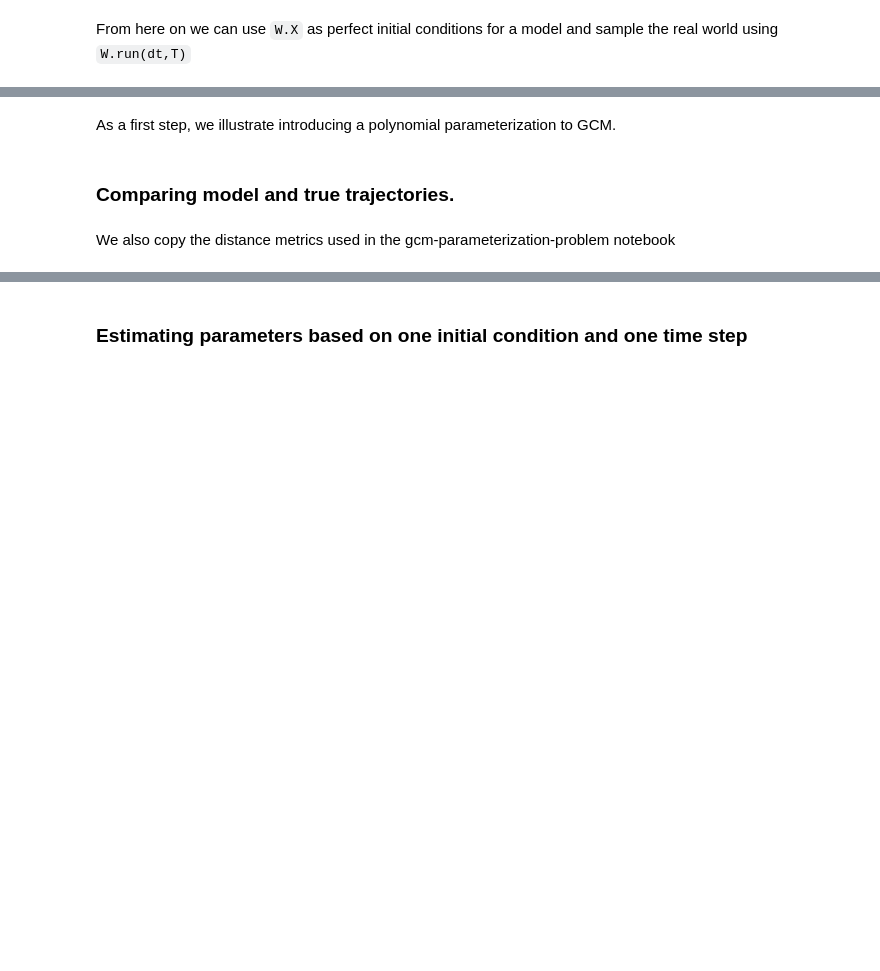
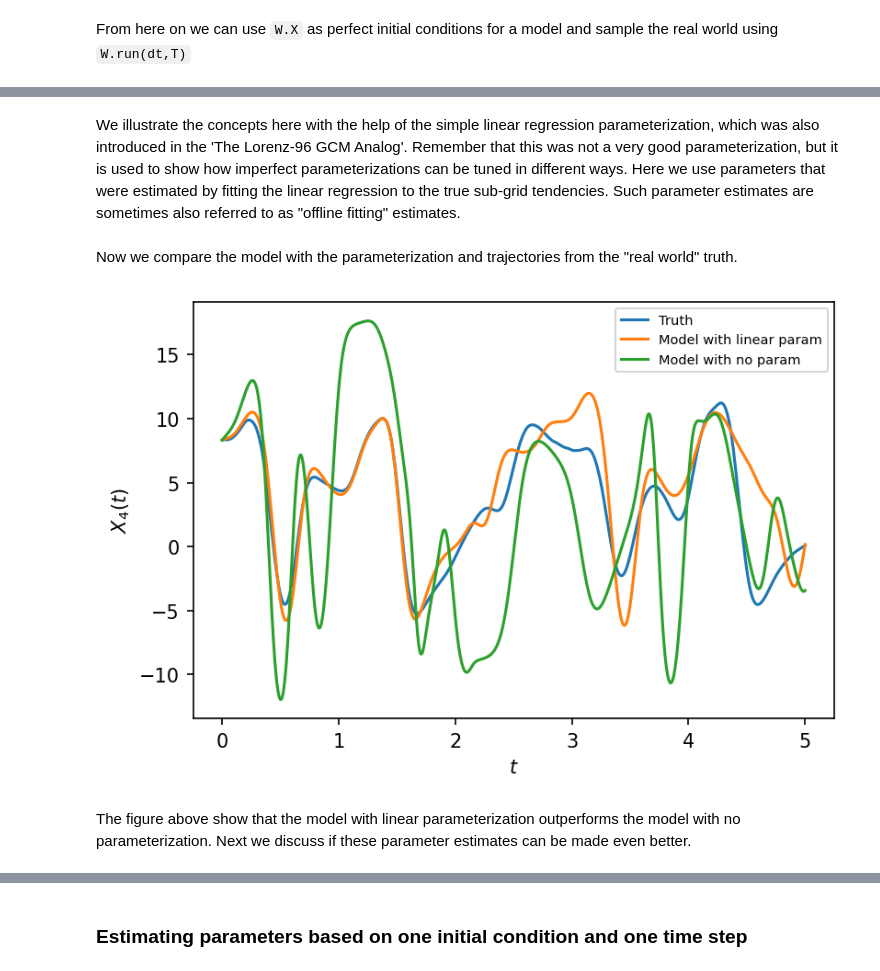
Before and after one commit to m2lines/L96_demo, a Jupyter notebook: notebooks/estimating-gcm-parameters.ipynb, the cells around one changed output, grey strips where cells are left out. Cells and saved outputs as stored; diff of their text form; code cells hidden in the pictures; blank space fills up the shorter version.

Commit message:
fixed first part for tuning notebook

```diff
--- a/notebooks/estimating-gcm-parameters.ipynb
+++ b/notebooks/estimating-gcm-parameters.ipynb
@@ -70,25 +73,28 @@ class GCM:
             hist[n + 1], time[n + 1] = X, dt * (n + 1)
         return hist, time
 # %% [markdown]
-As a first step, we illustrate introducing a polynomial parameterization to GCM.
+We illustrate the concepts here with the help of the simple linear regression parameterization, which was also introduced in the 'The Lorenz-96 GCM Analog'. Remember that this was not a very good parameterization, but it is used to show how imperfect parameterizations can be tuned in different ways. Here we use parameters that were estimated by fitting the linear regression to the true sub-grid tendencies. Such parameter estimates are sometimes also referred to as "offline fitting" estimates.
 # %%
 naive_parameterization = lambda param, X: np.polyval(param, X)
 # %%
-F, dt, T = 18, 0.01, 5.0
+F, dt, T = 18, 0.005, 5.0
 gcm = GCM(F, naive_parameterization)
-# where did param values come from?
-X, t = gcm(W.X, dt, int(T / dt), param=[0.85439536, 1.75218026])
+# We pass the parameters that were obtained by fitting the linear in 'The Lorenz-96 GCM Analog' notebook.
+X, t = gcm(W.X, dt, int(T / dt), param=[0.85439536, 0.75218026])
+# We also simulate a case with no parameterization, to show that even the imperfect parameterization is helpful.
+X_no_param, t = gcm(W.X, dt, int(T / dt), param=[0., 0.])
 # %% [markdown]
-### Comparing model and true trajectories.
+Now we compare the model with the parameterization and trajectories from the "real world" truth.
 # %%
 # This samples the real world with the same time interval as "dt" used by the model
 X_true, _, _ = W.run(dt, T)
 # %%
 plt.figure(dpi=150)
 plt.plot(t, X_true[:, 4], label="Truth")
-plt.plot(t, X[:, 4], label="Model")
+plt.plot(t, X[:, 4], label="Model with linear param")
+plt.plot(t, X_no_param[:, 4], label="Model with no param")
 plt.xlabel("$t$")
 plt.ylabel("$X_4(t)$")
 plt.legend(fontsize=7);
+# %% [output]
+[figure, added]
-# %% [markdown]
-We also copy the distance metrics used in the gcm-parameterization-problem notebook
@@ -112,2 +101,4 @@ def norm_initial_tendency(X1, X2):
+# %% [markdown]
+The figure above show that the model with linear parameterization outperforms the model with no parameterization. Next we discuss if these parameter estimates can be made even better.
 # %% [markdown]
 ## Variational estimation of optimal parameters for a predefined closure
```
Also changed, not shown: parts of 17 cells of this notebook.
